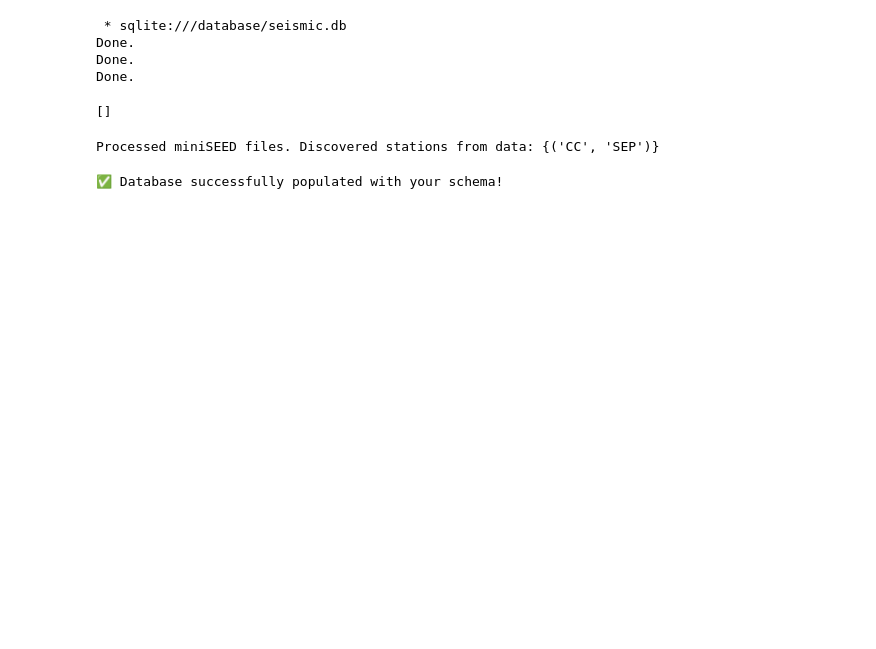
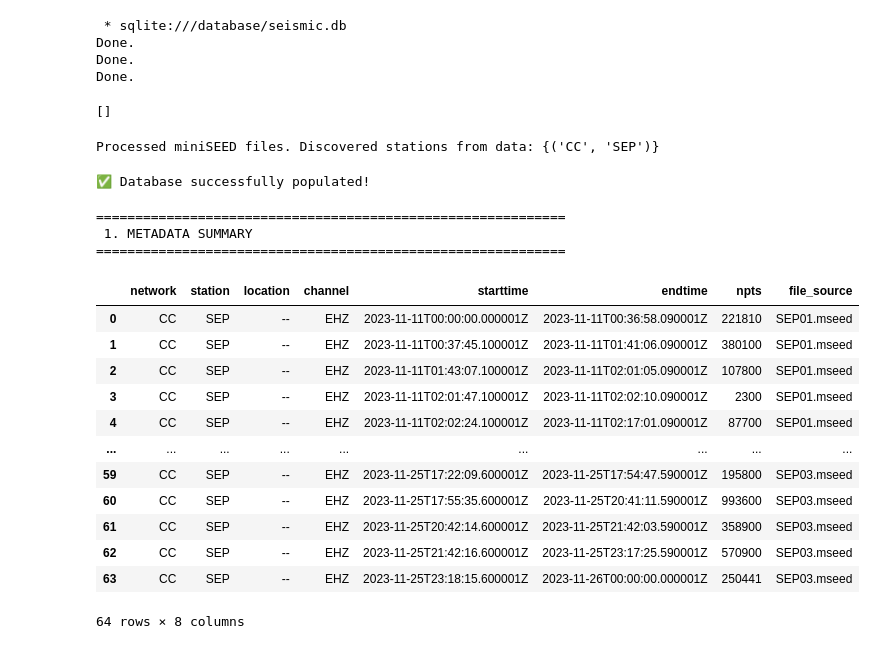
Before and after one commit to Elliotn46/27-13001506-DE-JS-Assesment, a Jupyter notebook: seismic_analysis.ipynb, the cells around one changed output. Drawn from its saved outputs; the diff is of its cells as text; code cells hidden in the pictures; blank space fills up the shorter version.

```diff
--- a/seismic_analysis.ipynb
+++ b/seismic_analysis.ipynb
@@ -172,6 +172,43 @@ with sqlite3.connect(db_path) as conn:
 
     conn.commit()
 
-print("✅ Database successfully populated with your schema!")
+print("✅ Database successfully populated!")
 # %% [output]
-✅ Database successfully populated with your schema!
+✅ Database successfully populated!
+# %%
+import os
+import sqlite3
+import pandas as pd
+import obspy
+from obspy.clients.fdsn import Client
+import matplotlib.pyplot as plt
+
+print("=" * 60)
+print(" 1. METADATA SUMMARY")
+print("=" * 60)
+
+db_path = "database/seismic.db"
+with sqlite3.connect(db_path) as conn:
+    df_waveforms = pd.read_sql_query("""
+        SELECT c.network, c.station, c.location, c.channel, w.starttime, w.endtime, w.npts, w.file_source
+        FROM waveforms w
+        JOIN channels c ON w.channel_id = c.id
+    """, conn)
+    display(df_waveforms)
+# %% [output]
+============================================================
+ 1. METADATA SUMMARY
+============================================================
+|  | network | station | location | channel | starttime | endtime | npts | file_source |
+| 0 | CC | SEP | -- | EHZ | 2023-11-11T00:00:00.000001Z | 2023-11-11T00:36:58.090001Z | 221810 | SEP01.mseed |
+| 1 | CC | SEP | -- | EHZ | 2023-11-11T00:37:45.100001Z | 2023-11-11T01:41:06.090001Z | 380100 | SEP01.mseed |
+| 2 | CC | SEP | -- | EHZ | 2023-11-11T01:43:07.100001Z | 2023-11-11T02:01:05.090001Z | 107800 | SEP01.mseed |
+| 3 | CC | SEP | -- | EHZ | 2023-11-11T02:01:47.100001Z | 2023-11-11T02:02:10.090001Z | 2300 | SEP01.mseed |
+| 4 | CC | SEP | -- | EHZ | 2023-11-11T02:02:24.100001Z | 2023-11-11T02:17:01.090001Z | 87700 | SEP01.mseed |
+| ... | ... | ... | ... | ... | ... | ... | ... | ... |
+| 59 | CC | SEP | -- | EHZ | 2023-11-25T17:22:09.600001Z | 2023-11-25T17:54:47.590001Z | 195800 | SEP03.mseed |
+| 60 | CC | SEP | -- | EHZ | 2023-11-25T17:55:35.600001Z | 2023-11-25T20:41:11.590001Z | 993600 | SEP03.mseed |
+| 61 | CC | SEP | -- | EHZ | 2023-11-25T20:42:14.600001Z | 2023-11-25T21:42:03.590001Z | 358900 | SEP03.mseed |
+| 62 | CC | SEP | -- | EHZ | 2023-11-25T21:42:16.600001Z | 2023-11-25T23:17:25.590001Z | 570900 | SEP03.mseed |
+| 63 | CC | SEP | -- | EHZ | 2023-11-25T23:18:15.600001Z | 2023-11-26T00:00:00.000001Z | 250441 | SEP03.mseed |
+64 rows × 8 columns
```
Also changed, not shown: parts of 3 cells of this notebook.
